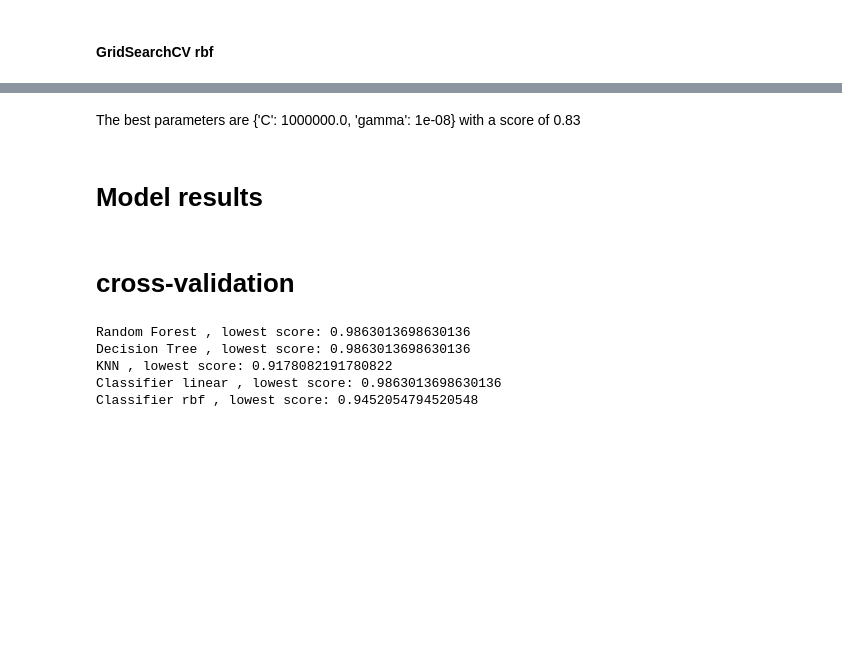
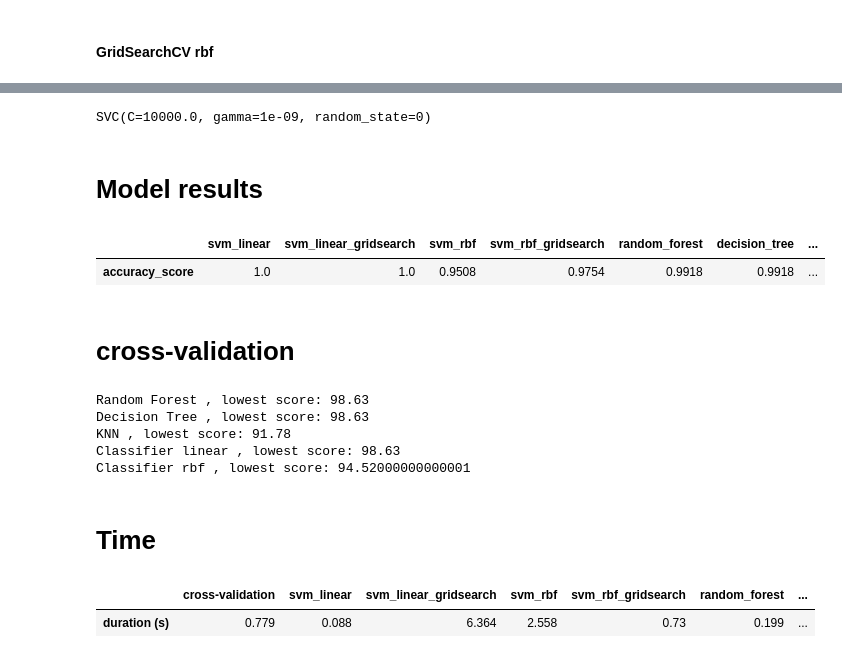
Before and after one commit to AnaJuliaSilvaOliveira/ic-cnc, a Jupyter notebook: models.ipynb, the cells around one changed output, grey strips where cells are left out. Cells and saved outputs as stored; diff of their text form; code cells hidden in the pictures; blank space fills up the shorter version.

```diff
--- a/models.ipynb
+++ b/models.ipynb
@@ -256,20 +394,25 @@ acc_svm_rbf
 # %%
-# classifier_rbf_grid.best_estimator_.fit(x_train, y_train)
+crbf_start_grid = time.time()
+classifier_rbf_grid.best_estimator_.fit(x_train, y_train)
+# %% [output]
+SVC(C=10000.0, gamma=1e-09, random_state=0)
 # %%
-# pred_svm_rbf_grid = classifier_rbf_grid.predict(x_test)
+pred_svm_rbf_grid = classifier_rbf_grid.predict(x_test)
+crbf_end_grid = time.time()
 # %%
-# acc_svm_rbf_grid = accuracy_score(y_test, pred_svm_rbf_grid)
+acc_svm_rbf_grid = accuracy_score(y_test, pred_svm_rbf_grid)
 # %%
 # acc_svm_rbf_grid = 0.8297
-# %% [markdown]
-The best parameters are {'C': 1000000.0, 'gamma': 1e-08} with a score of 0.83
 # %% [markdown]
 # Model results
 # %%
-# results = pd.DataFrame(
-#     np.array([[acc_svm_linear, acc_svm_linear_grid, acc_svm_rbf, acc_svm_rbf_grid,               acc_rf,          acc_dt,         acc_dt_grid,                acc_knn,  acc_knn_grid]]),
-#     columns=['svm_linear',    'svm_linear_gridsearch',    'svm_rbf',   'svm_rbf_gridsearch',    'random_forest', 'decision_tree', 'decision_tree_gridsearch', 'knn',    'knn_grid'],
-#     index=['accuracy_score']
-# )
+results = pd.DataFrame(
+    np.array([[acc_svm_linear, acc_svm_linear_grid, acc_svm_rbf, acc_svm_rbf_grid,               acc_rf,         acc_rf_grid,                acc_dt,         acc_dt_grid,                acc_knn,  acc_knn_grid]]),
+    columns=['svm_linear',    'svm_linear_gridsearch',    'svm_rbf',   'svm_rbf_gridsearch',    'random_forest', 'random_forset_gridsearch', 'decision_tree', 'decision_tree_gridsearch', 'knn',    'knn_grid'],
+    index=['accuracy_score']
+)
 # %%
-# results.round(4)
+results.round(4)
+# %% [output]
+|  | svm_linear | svm_linear_gridsearch | svm_rbf | svm_rbf_gridsearch | random_forest | decision_tree | ... |
+| accuracy_score | 1.0 | 1.0 | 0.9508 | 0.9754 | 0.9918 | 0.9918 | ... |
@@ -281,8 +430,12 @@ The best parameters are {'C': 1000000.0, 'gamma': 1e-08} with a score of 0.83
 # Cross-validation
 from sklearn.model_selection import ShuffleSplit
 
+cv_start = time.time()
+
 n_samples = x.shape[0]
 cv = ShuffleSplit(n_splits = 8, test_size = 0.2, random_state = 0)
+
+results_cv = []
 for i in range(0,5):
     model_name = ("Random Forest", "Decision Tree",
               "KNN", "Classifier linear",
@@ -290,10 +443,15 @@ for i in range(0,5):
     model = (rf, dt, knn, classifier_linear, classifier_rbf)
 
     # print(model_name[i], ", score:", cross_val_score(model[i], x, y, cv=cv, scoring="accuracy"))
-    print(model_name[i], ", lowest score:", min(cross_val_score(model[i], x, y, cv=cv, scoring="accuracy")))
+    print(model_name[i], ", lowest score:", min(cross_val_score(model[i], x, y, cv=cv, scoring="accuracy")).round(4)*100)
+    results_cv.append([model_name[i], min(cross_val_score(model[i], x, y, cv=cv, scoring="accuracy"))])
+
+cv_end = time.time()
 # %% [output]
-Random Forest , lowest score: 0.9863013698630136
-Decision Tree , lowest score: 0.9863013698630136
-KNN , lowest score: 0.9178082191780822
-Classifier linear , lowest score: 0.9863013698630136
-Classifier rbf , lowest score: 0.9452054794520548
+Random Forest , lowest score: 98.63
+Decision Tree , lowest score: 98.63
+KNN , lowest score: 91.78
+Classifier linear , lowest score: 98.63
+Classifier rbf , lowest score: 94.52000000000001
+# %% [markdown]
+# Time
@@ -299,0 +464,5 @@ Classifier rbf , lowest score: 0.9452054794520548
+# %%
+times.round(3)
+# %% [output]
+|  | cross-validation | svm_linear | svm_linear_gridsearch | svm_rbf | svm_rbf_gridsearch | random_forest | ... |
+| duration (s) | 0.779 | 0.088 | 6.364 | 2.558 | 0.73 | 0.199 | ... |
```
Also changed, not shown: parts of 57 cells of this notebook, 5 other files.
